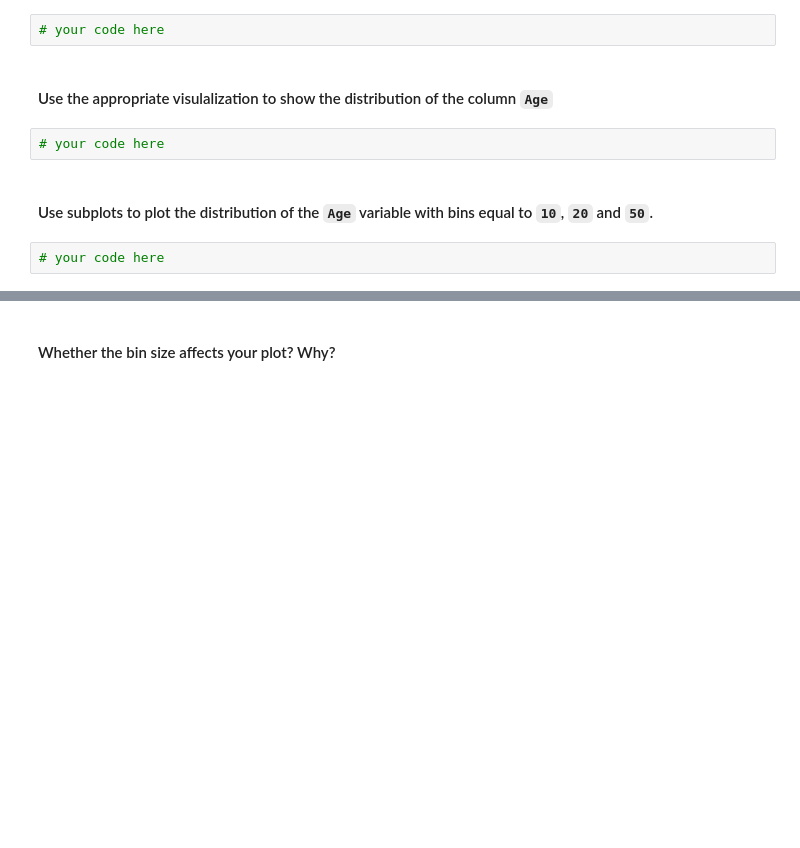
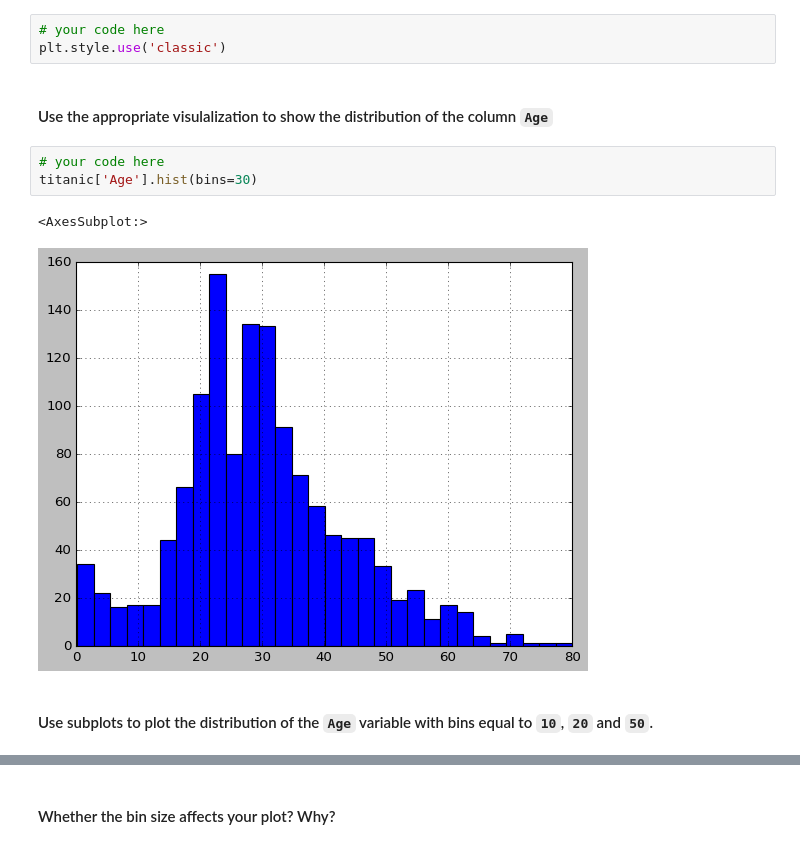
Before and after one commit to PaulaNuno/datamad0820, a Jupyter notebook: module-2/lab-matplotlib-seaborn/your-code/challenge-3.ipynb, the cells around one changed output, grey strips where cells are left out. Cells and saved outputs as stored; diff of their text form; blank space fills up the shorter version.

```diff
--- a/module-2/lab-matplotlib-seaborn/your-code/challenge-3.ipynb
+++ b/module-2/lab-matplotlib-seaborn/your-code/challenge-3.ipynb
@@ -32,11 +91,14 @@ titanic.head()
 *Hint: To set the style you can use `matplotlib.pyplot` functions or seaborn*
 # %%
 # your code here
+plt.style.use('classic')
 # %% [markdown]
 #### Use the appropriate visulalization to show the distribution of the column `Age`
 # %%
 # your code here
+titanic['Age'].hist(bins=30)
+# %% [output]
+<AxesSubplot:>
+[figure, added]
 # %% [markdown]
 #### Use subplots to plot the distribution of the `Age` variable with bins equal to `10`, `20` and `50`.
-# %%
-# your code here
```
Also changed, not shown: parts of 15 cells of this notebook, 1 other file.
